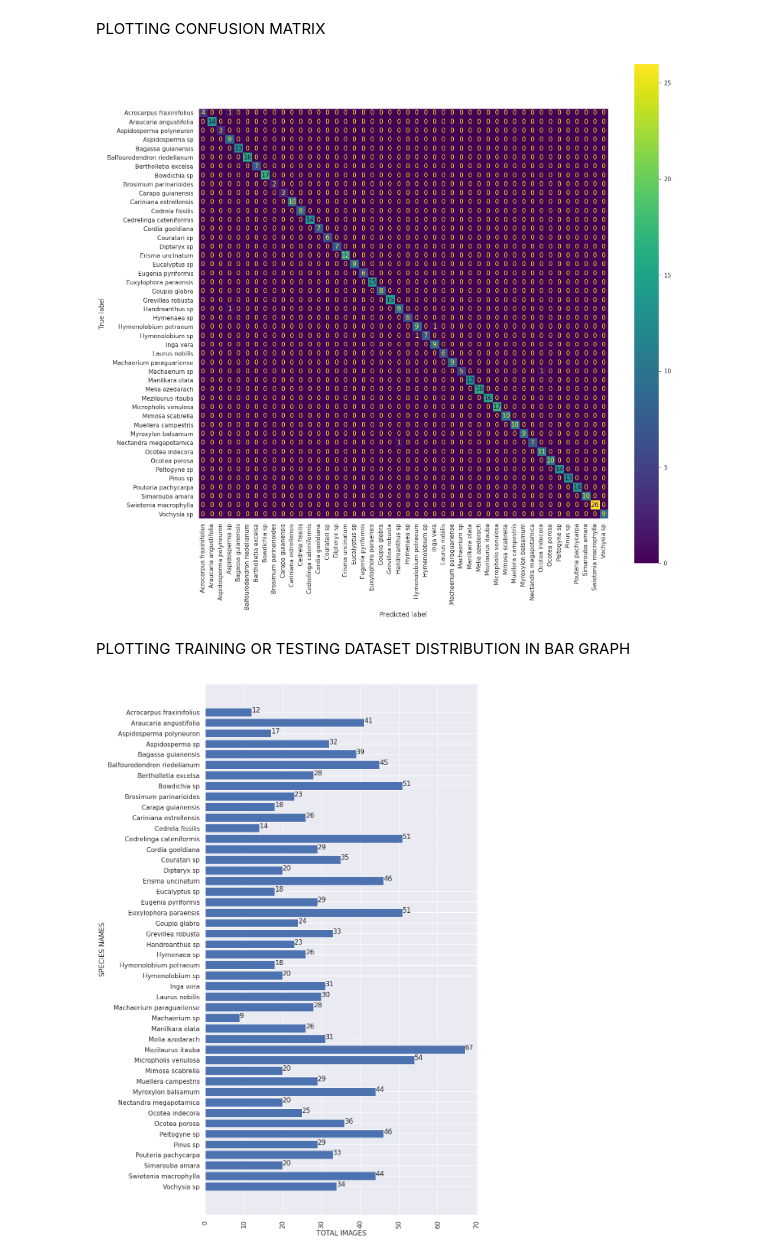
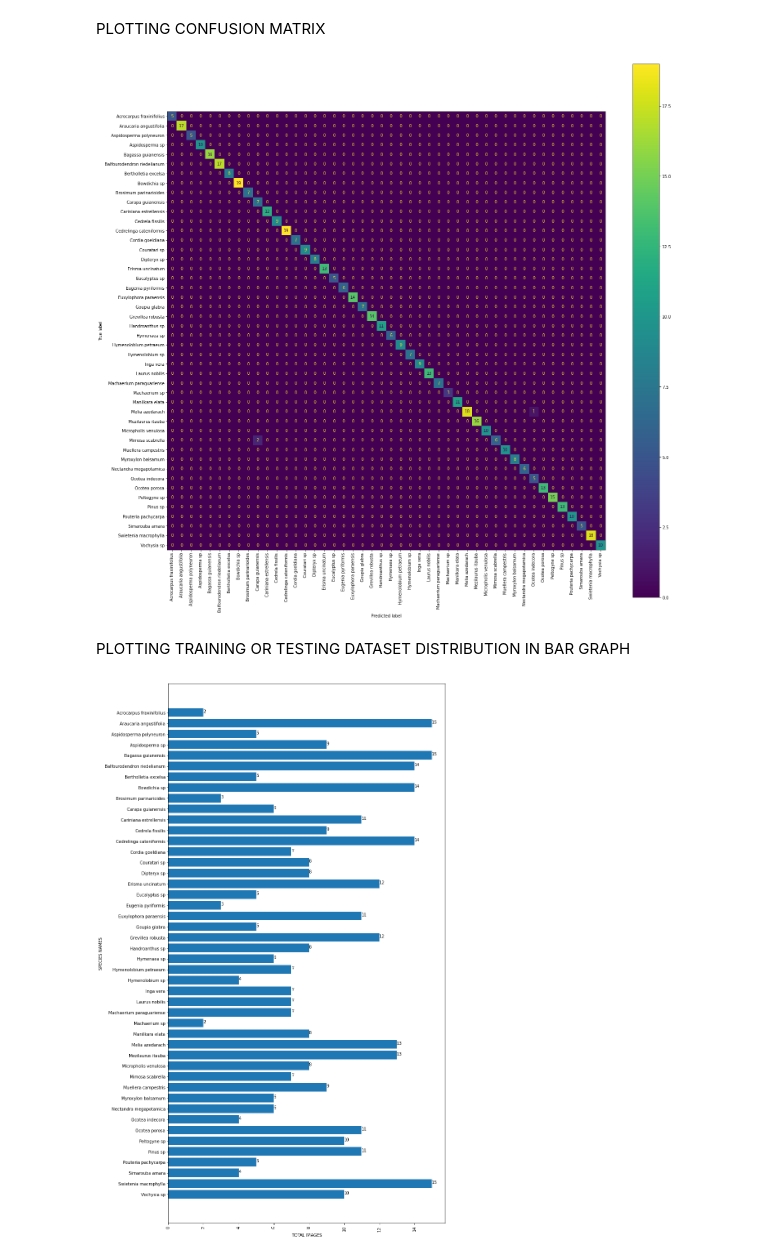
Before and after one commit to keithcallenberg/brazilianflora, a Jupyter notebook: feature_extraction.ipynb, the cells around one changed output. Saved outputs shown, nothing was run; the diff lists cells and outputs as text; code cells hidden in the pictures.

Commit message:
Add files via upload
Testing Random Forest and SVM
Creating confusion matrix for each machine learning model
Trying logistic regression with different solver - saga

```diff
--- a/feature_extraction.ipynb
+++ b/feature_extraction.ipynb
@@ -76,12 +76,14 @@ import argparse
 import random
 import pandas as pd
 import os
-'''
+
 from tensorflow.compat.v1 import ConfigProto
 from tensorflow.compat.v1 import InteractiveSession
 config = ConfigProto()
 config.gpu_options.allow_growth = True
 session = InteractiveSession(config=config)
+
+'''
 ap = argparse.ArgumentParser()
 ap.add_argument("-d", "--dataset", help= "path to input dataset")
 ap.add_argument("-o", "--output", help= "path to output HDF5 dataset")
@@ -99,11 +101,18 @@ imagePaths = list(paths.list_images(args["dataset"]))
 random.shuffle(imagePaths)
 labels = [p.split(os.path.sep)[-2] for p in imagePaths]
 '''
+
+'''
 #After mounting the google drive
 #something like /content/drive/
 csvPath = "/content/drive/My Drive/Colab_Notebooks/python code/flora.csv"
 datasetPath = "/content/drive/My Drive/cc78ftcdf9-1/"
 outPathHDF5 = "/content/drive/My Drive/Colab_Notebooks/features.hdf5"
+'''
+
+csvPath = "/home/haroldle/pythonProject/brazilflora/flora.csv"
+datasetPath = "/home/haroldle/Downloads/dataset/"
+outPathHDF5 = "/home/haroldle/pythonProject/brazilflora/features.hdf5"
 
 dataframe = pd.read_csv(csvPath)
 ListImageNames = os.listdir(datasetPath)
@@ -164,8 +173,9 @@ ap.add_argument("-m", "--model", help="PATH TO OUTPUT MODEL")
 ap.add_argument("-j", "--jobs", type=int, default=-1, help= "# of jobs to run when tuning hyperparameter")
 
 args = vars(ap.parse_args())
+db = h5py.File("/content/drive/My Drive/Colab_Notebooks/python code/features.hdf5","r")
 '''
-db = h5py.File("/content/drive/My Drive/Colab_Notebooks/python code/features.hdf5","r")
+db = h5py.File("/home/haroldle/pythonProject/brazilflora/features.hdf5","r")
 i = int(db["labels"].shape[0]*0.75)
 
 print("[INFO] tuning hyperparameters...")
@@ -177,7 +187,6 @@ print("[INFO] best hyperparameter: {}".format(model.best_params_))
 print("[INFO] evaluating...")
 preds = model.predict(db["features"][i:])
 print(classification_report(db["labels"][i:], preds, target_names=db["label_names"]))
-
 '''
 print("[INFO] saving model...")
 f = open(args["model"], "wb")
@@ -346,11 +339,11 @@ import h5py
 import pickle
 
 #LOAD THE TRAIN MODEL.
-model = "/content/drive/My Drive/Colab_Notebooks/python code/floras_low_res.pickle"
+model = "/content/drive/My Drive/Colab_Notebooks/python code/floras.pickle"
 loaded_model = pickle.load(open(model,"rb"))
 
 #GET THE DATA SET LABELS
-db = h5py.File("/content/drive/My Drive/Colab_Notebooks/python code/features_low_res.hdf5","r")
+db = h5py.File("/content/drive/My Drive/Colab_Notebooks/python code/features.hdf5","r")
 i = int(db["labels"].shape[0]*0.75)
 
 #PLOTTING THE PREDICTING DATA SET TO THE CONFUSION MATRIX
@@ -359,37 +352,37 @@ plot_confusion_matrix(loaded_model, db["features"][i:], db["labels"][i:], displa
 plt.grid(False)
 plt.show()
 # %% [output]
-[figure, old version]
+[figure, new version]
 # %% [markdown]
 PLOTTING TRAINING OR TESTING DATASET DISTRIBUTION IN BAR GRAPH
 # %%
 import h5py
 import matplotlib.pyplot as plt
 
 fig, ax = plt.subplots(figsize=(12, 24))
 
 label = {}
-i = int(db["labels"].shape[0]*0.75)
 
-db = h5py.File("/content/drive/My Drive/Colab_Notebooks/python code/features_low_res.hdf5","r")
+db = h5py.File("/content/drive/My Drive/Colab_Notebooks/python code/features.hdf5","r")
+i = int(db["labels"].shape[0]*0.8)
 #WARNING Either 1 for loop can be uncommented
 #UNCOMMENTING For loop below for plotting the training data distribution
-for j in range(i):
+#for j in range(i):
 #UNCOMMENTING For loop below for plotting the test data distribution
-#for j in range(i, db["labels"].shape[0]):
+for j in range(i, db["labels"].shape[0]):
   if (not (db["label_names"][db["labels"][j]] in label.keys())):
     label[db["label_names"][db["labels"][j]]] = 1
   else:
     label[db["label_names"][db["labels"][j]]] += 1
 
 labels, values = zip(*sorted(label.items(), reverse=True))
 plt.barh(labels, values)
 #ax.bar(labels, values)
 plt.xticks(rotation=90)
 plt.xlabel("TOTAL IMAGES")
 plt.ylabel("SPECIES NAMES")
 for i in range(46):
   plt.text(values[i],i,str(values[i]))
 plt.show()
 # %% [output]
-[figure, old version]
+[figure, new version]
```
Also changed, not shown: parts of 13 cells of this notebook.
